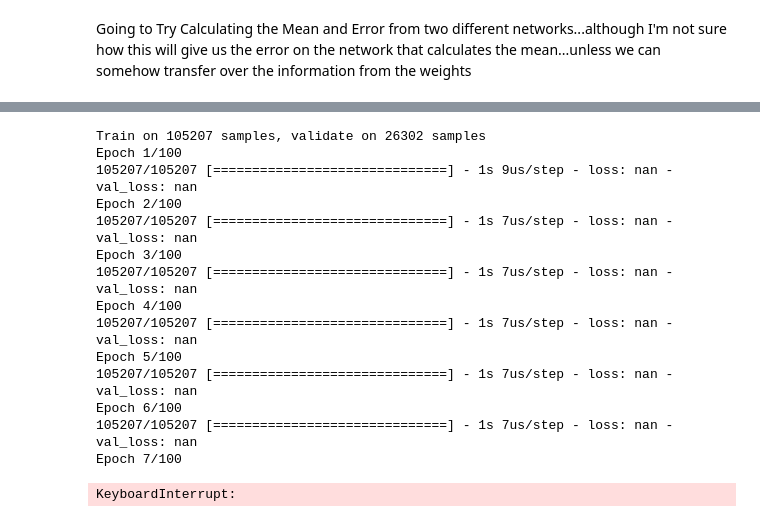
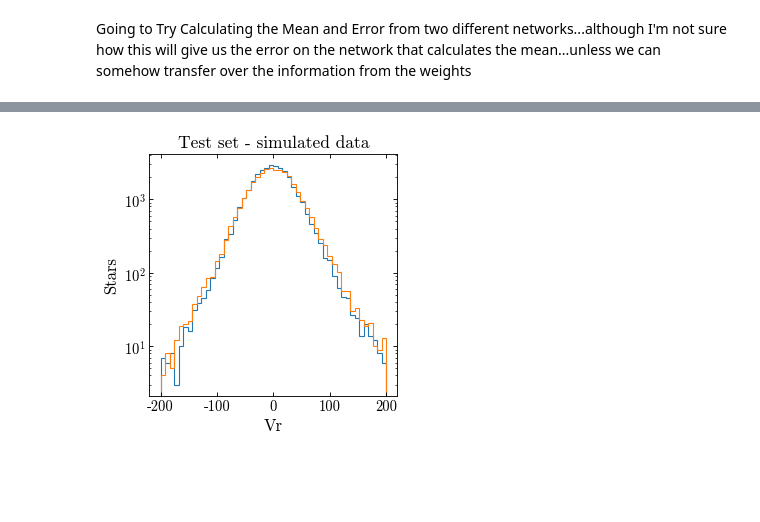
Before and after one commit to adropulic/datax_gaia, a Jupyter notebook: RVTrial1.ipynb, the cells around one changed output, grey strips where cells are left out. Drawn from its saved outputs; the diff is of its cells as text; code cells hidden in the pictures; blank space fills up the shorter version.

```diff
--- a/RVTrial1.ipynb
+++ b/RVTrial1.ipynb
@@ -313,46 +336,39 @@ Total params: 41,802
 Trainable params: 41,802
 Non-trainable params: 0
 __________________________________________________________________________________________________
+# %%
+ConfModel.trainable = False
+MeanModel.trainable = True
+CombinedModel.compile(loss=ConstantLikelihoodFunction,
+                      optimizer='adam'
+                     )
+#why does the loss only return not nan when I use this ...I'm guessing it has to do with the log...
+CombinedModel.fit(X_train,y_train,
+                  epochs=100,
+                  batch_size=1000,
+                  validation_split=0.2
+                 )
 # %%
-ConfModel.trainable = False
-MeanModel.trainable = True
-CombinedModel.compile(loss=LikelihoodLossFunction,
+ConfModel.trainable = True
+MeanModel.trainable = False
+CombinedModel.compile(loss=ConstantLikelihoodFunction,
                       optimizer='adam'
                      )
 
 CombinedModel.fit(X_train,y_train,
                   epochs=100,
                   batch_size=1000,
-                  validation_split=0.2
+                  validation_split=0.1
                  )
-# %% [output]
-Train on 105207 samples, validate on 26302 samples
-Epoch 1/100
-105207/105207 [==============================] - 1s 9us/step - loss: nan - val_loss: nan
-Epoch 2/100
-105207/105207 [==============================] - 1s 7us/step - loss: nan - val_loss: nan
-Epoch 3/100
-105207/105207 [==============================] - 1s 7us/step - loss: nan - val_loss: nan
-Epoch 4/100
-105207/105207 [==============================] - 1s 7us/step - loss: nan - val_loss: nan
-Epoch 5/100
-105207/105207 [==============================] - 1s 7us/step - loss: nan - val_loss: nan
-Epoch 6/100
-105207/105207 [==============================] - 1s 7us/step - loss: nan - val_loss: nan
-Epoch 7/100
-KeyboardInterrupt:
-# %%
-ConfModel.trainable = True
-MeanModel.trainable = False
-CombinedModel.compile(loss=LikelihhodLossFunction,
-                      optimizer='adam'
-                     )
-
-CombinedModel.fit(X_train,np.vstack([y_train,
-                                  np.ones(y_train.shape[0])
-                                  ]).T,
-                  epochs=500,
-                  batch_size=1000,
-                  validation_split=0.1,
-                  verbose=0
-                 )
+# %%
+test_preds_2 = CombinedModel.predict(X_test)
+plt.figure()
+plt.hist(test_preds_2[:,0], bins=50, range=(-200,200), histtype='step')
+plt.hist(y_test, bins=50, range=(-200,200), histtype='step')
+plt.xlabel('Vr')
+plt.ylabel('Stars')
+plt.title('Test set - simulated data')
+plt.yscale('log')
+plt.show()
+# %% [output]
+[figure, added]
```
Also changed, not shown: parts of 9 cells of this notebook.
